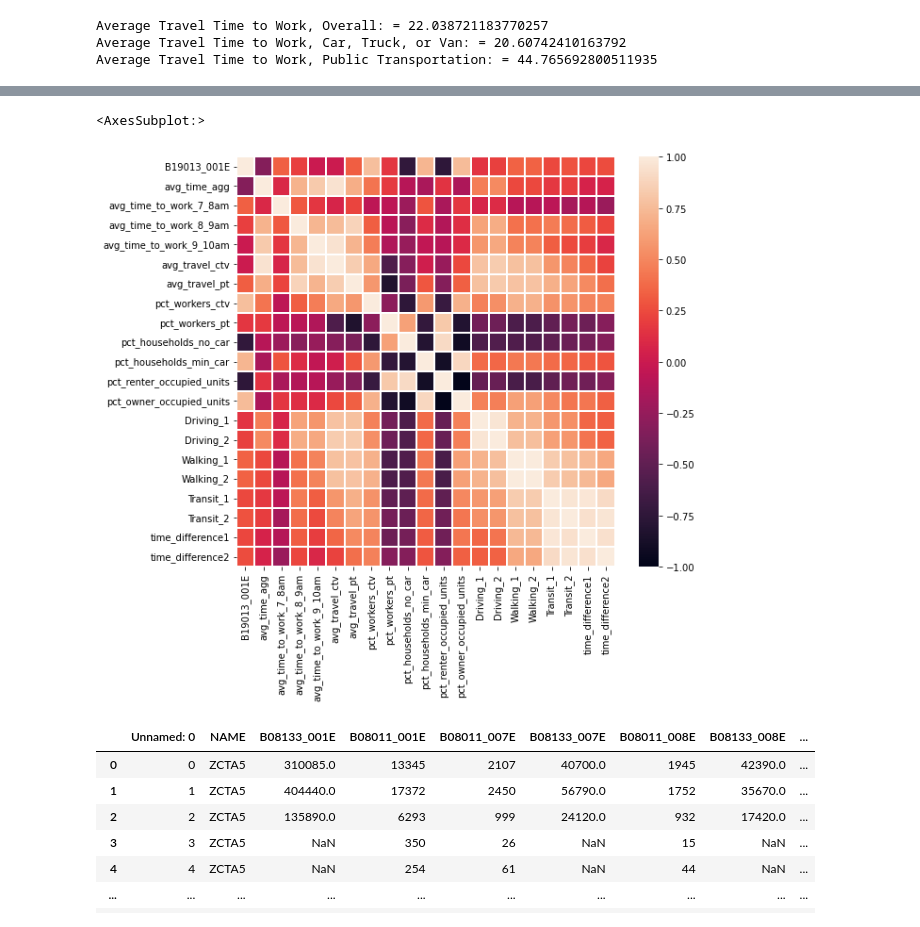
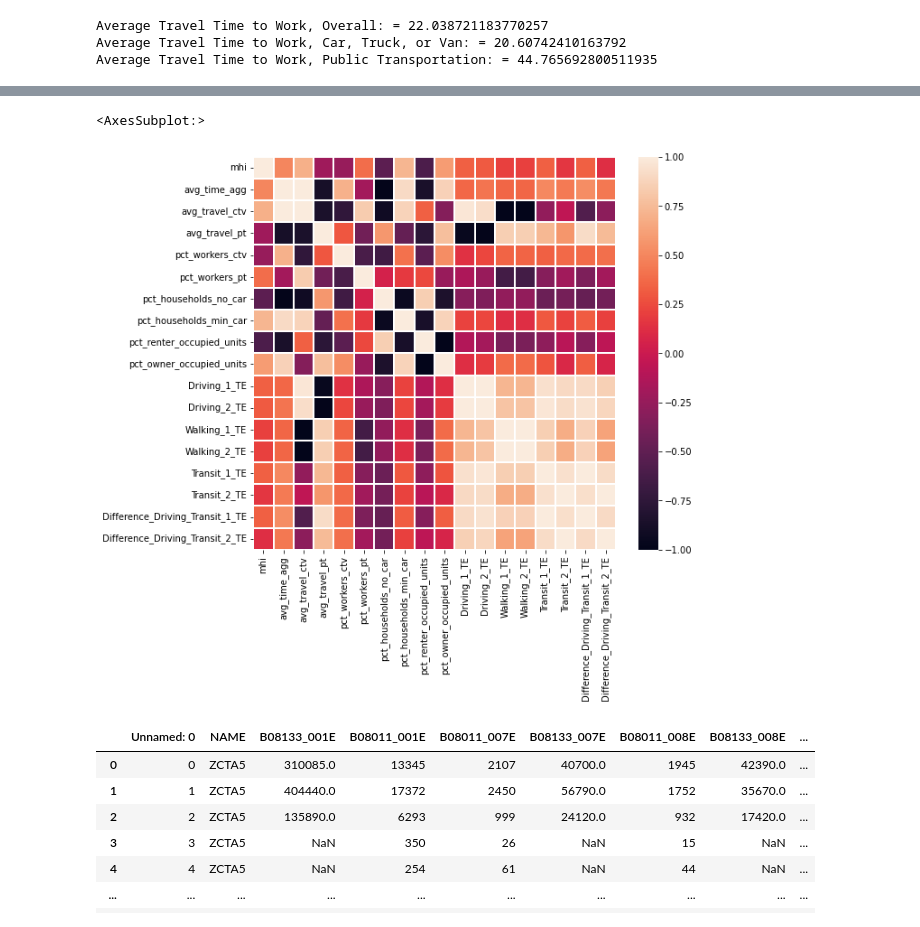
Before and after one commit to hochru557/po524-parking, a Jupyter notebook: census_api.ipynb, the cells around one changed output, grey strips where cells are left out. Saved outputs shown, nothing was run; the diff lists cells and outputs as text; code cells hidden in the pictures.

```diff
--- a/census_api.ipynb
+++ b/census_api.ipynb
@@ -411,10 +348,10 @@ Average Travel Time to Work, Public Transportation: = 44.765692800511935
 # gdf["avg_travel_ctv"] = gdf.B08136e2/df.B08301e2
 # gdf.plot('avg_travel_ctv')
 # %%
-data = pd.read_csv('https://docs.google.com/spreadsheets/d/e/2PACX-1vTnDvWy-tH9hL8Gh6BoVTve_g1ueI_leMnmG8idP9fJ31AF99SmZhEmeirRjGsSWlK0nvsxtCEn6ZE6/pub?output=csv')
+# Convert to a DataFrame and render.
+data = pd.read_csv('https://docs.google.com/spreadsheets/d/e/2PACX-1vTnDvWy-tH9hL8Gh6BoVTve_g1ueI_leMnmG8idP9fJ31AF99SmZhEmeirRjGsSWlK0nvsxtCEn6ZE6/pub?gid=523310976&single=true&output=csv')
 data['zip'] = '0' + data['zip'].astype(str)
-data['time_difference1'] = data['Transit_1'] - data['Driving_1']
-data['time_difference2'] = data['Transit_2'] - data['Driving_2']
+
 data2 = data.merge(zcta_2019_gdf,on='zip')
 data2
 # %% [output]
@@ -439,16 +367,14 @@ data2
 # %%
 import seaborn as sns
-corrmat= data2[['B19013_001E','avg_time_agg',
-       'avg_time_to_work_7_8am', 'avg_time_to_work_8_9am',
-       'avg_time_to_work_9_10am', 'avg_travel_ctv', 'avg_travel_pt',
+corrmat= data2[['mhi','avg_time_agg', 'avg_travel_ctv', 'avg_travel_pt',
        'pct_workers_ctv', 'pct_workers_pt', 'pct_households_no_car',
        'pct_households_min_car', 'pct_renter_occupied_units',
-       'pct_owner_occupied_units','Driving_1','Driving_2','Walking_1','Walking_2','Transit_1','Transit_2','time_difference1','time_difference2']].corr()
+       'pct_owner_occupied_units','Driving_1_TE','Driving_2_TE','Walking_1_TE','Walking_2_TE','Transit_1_TE','Transit_2_TE','Difference_Driving_Transit_1_TE','Difference_Driving_Transit_2_TE']].corr()
 f, ax = plt.subplots(figsize=(9,8))
 sns.heatmap(corrmat,ax=ax,linewidths=.1)
 # %% [output]
 <AxesSubplot:>
-[figure, old version]
+[figure, new version]
 # %%
 data_2019
 # %% [output]
```
Also changed, not shown: parts of 7 cells of this notebook, 3 other files.
